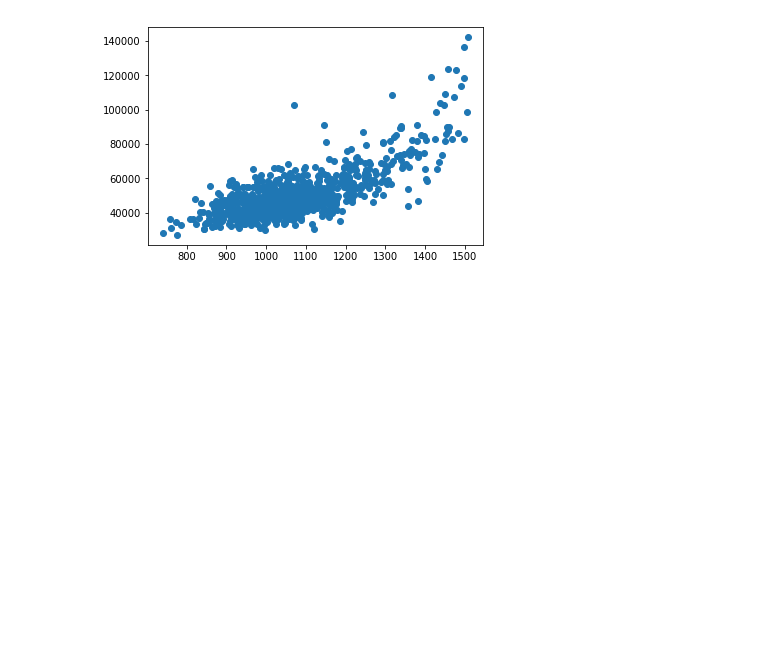
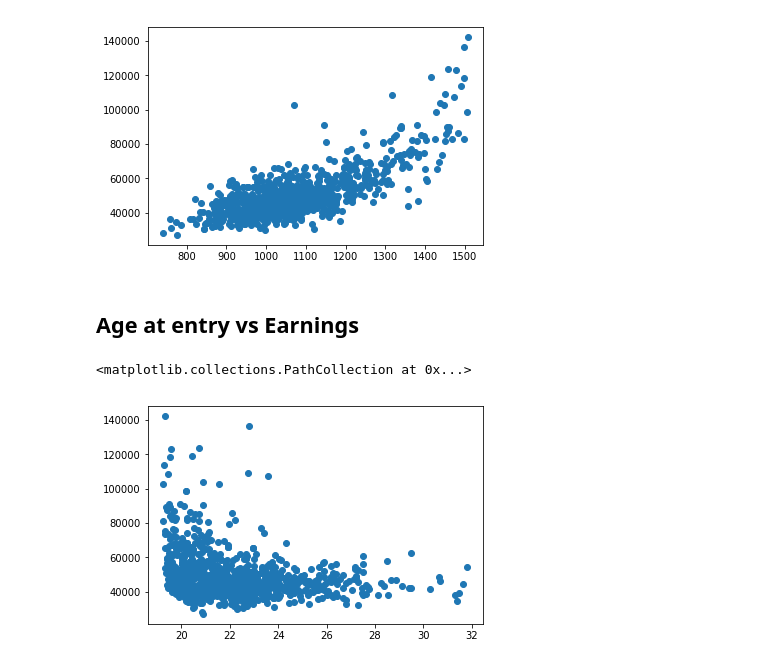
Before and after one commit to AlfaiAbdul/education-matters, a Jupyter notebook: Multivariate_linear_regression.ipynb, the cells around one changed output. Drawn from its saved outputs; the diff is of its cells as text; code cells hidden in the pictures; blank space fills up the shorter version.

Commit message:
Added Age vs Earnings relationship

```diff
--- a/Multivariate_linear_regression.ipynb
+++ b/Multivariate_linear_regression.ipynb
@@ -326,3 +289,12 @@ plt.scatter(a,b)
 # %% [output]
 <matplotlib.collections.PathCollection at 0x...>
 [figure]
+# %% [markdown]
+## Age at entry vs Earnings
+# %%
+c = data['AGE_ENTRY']
+d = data['MN_EARN_WNE_P10']
+plt.scatter(c,d)
+# %% [output]
+<matplotlib.collections.PathCollection at 0x...>
+[figure, added]
```
Also changed, not shown: parts of 3 cells of this notebook.
